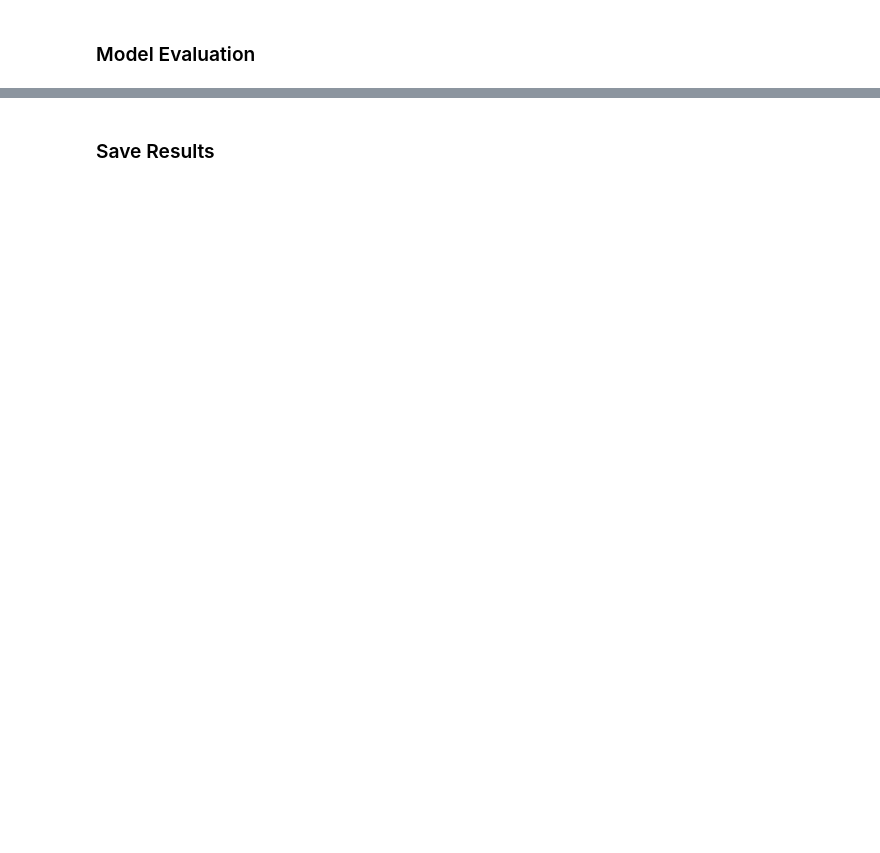
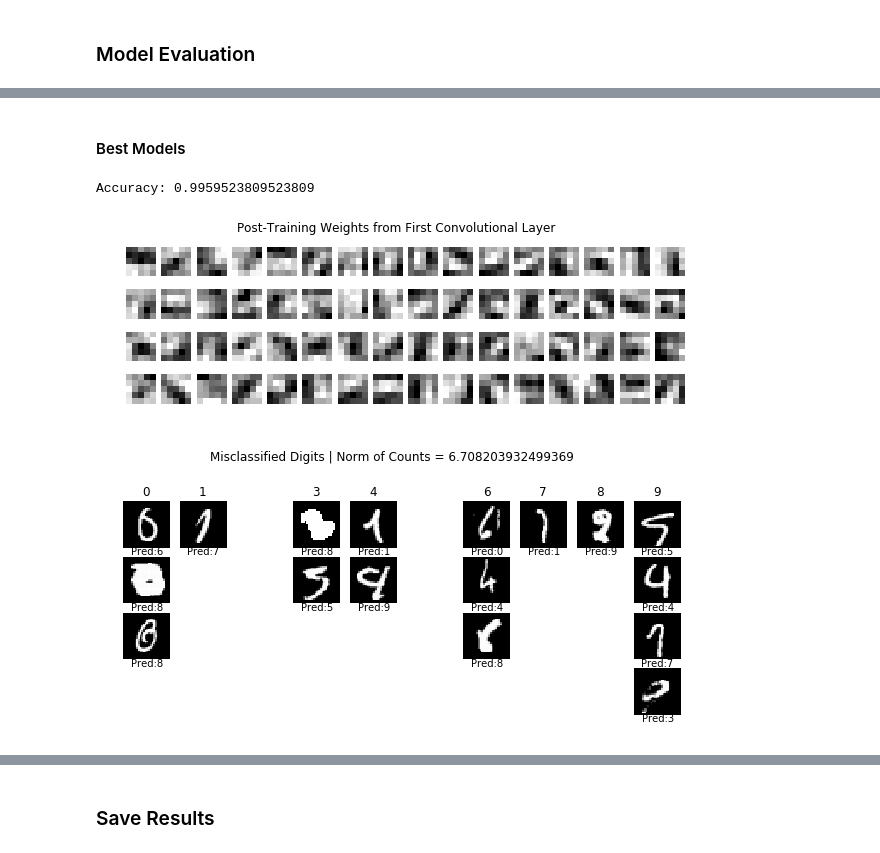
Before and after one commit to g-eoj/kaggle-mnist, a Jupyter notebook: mnist-inception.ipynb, the cells around one changed output, grey strips where cells are left out. Drawn from its saved outputs; the diff is of its cells as text; code cells hidden in the pictures; blank space fills up the shorter version.

```diff
--- a/mnist-inception.ipynb
+++ b/mnist-inception.ipynb
@@ -700,0 +741,10 @@ Accuracy: 0.9940476190476191
+# %% [markdown]
+#### Best Models
+# %%
+# best model 1st 60 epochs
+model2 = keras.models.load_model('./mnist-inception-chkpt-37-0.9960_2018-11-25_01-29-15.hdf5')
+evaluate_model(model2, X_val, y_val)
+# %% [output]
+Accuracy: 0.9959523809523809
+[figure, added]
+[figure, added]
```
Also changed, not shown: parts of 23 cells of this notebook.
